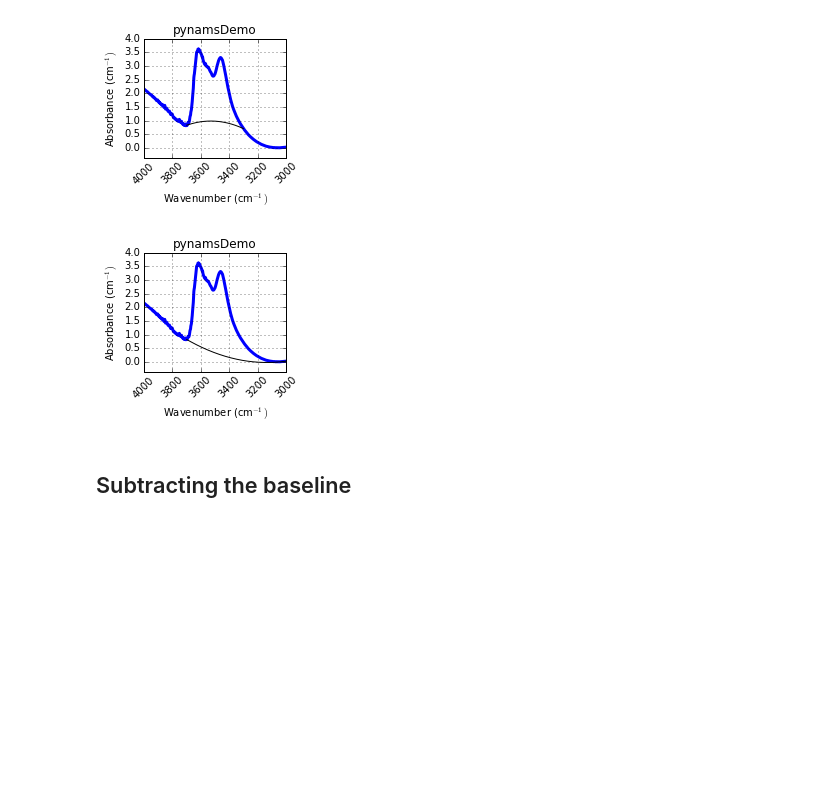
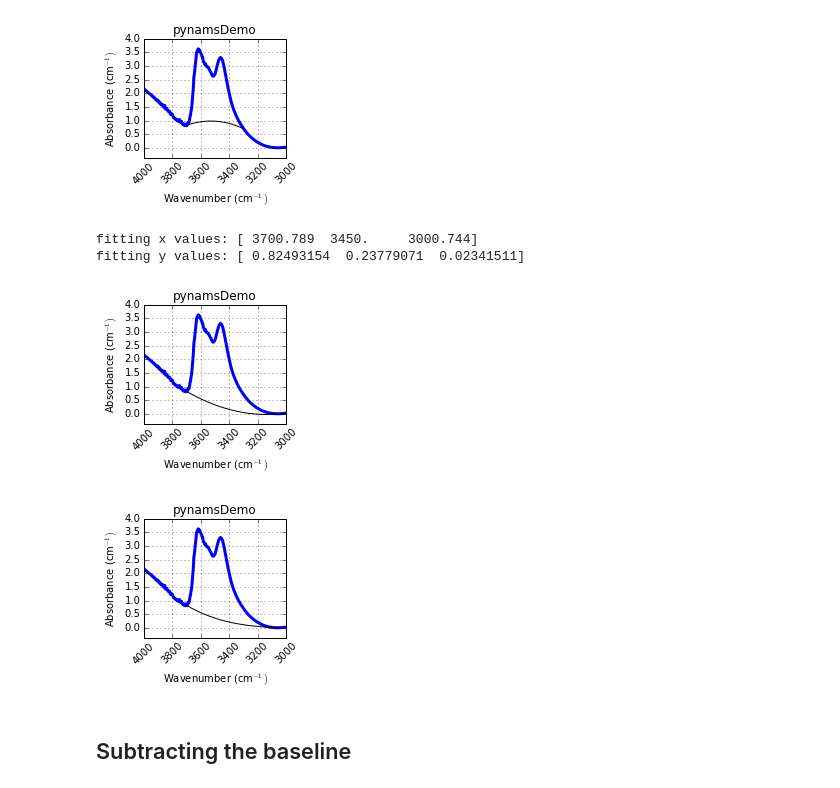
Before and after one commit to EFerriss/Pynams, a Jupyter notebook: EXAMPLES.ipynb, the cells around one changed output. Saved outputs shown, nothing was run; the diff lists cells and outputs as text; code cells hidden in the pictures; blank space fills up the shorter version.

```diff
--- a/EXAMPLES.ipynb
+++ b/EXAMPLES.ipynb
@@ -80,10 +81,17 @@ baseline = spectrum.make_baseline(line_order=2, shiftline=-0.2, show_plot=True)
 [figure]
 # %%
 spectrum.base_low_wn = 3000
-baseline = spectrum.make_baseline(line_order=2, shiftline=0.3, show_plot=False)
+baseline = spectrum.make_baseline(linetype='quadratic', shiftline=0.3, show_plot=False, show_fit_values=True)
 fig, ax = spectrum.plot_showbaseline()
 # %% [output]
+fitting x values: [ 3700.789  3450.     3000.744]
+fitting y values: [ 0.82493154  0.23779071  0.02341511]
 [figure]
+# %%
+spectrum.base_low_wn = 3050.
+baseline = spectrum.make_baseline(linetype='spline', show_plot=True)
+# %% [output]
+[figure, added]
 # %% [markdown]
 ## Subtracting the baseline
 # %%
```
Also changed, not shown: parts of 8 cells of this notebook, 6 other files.
